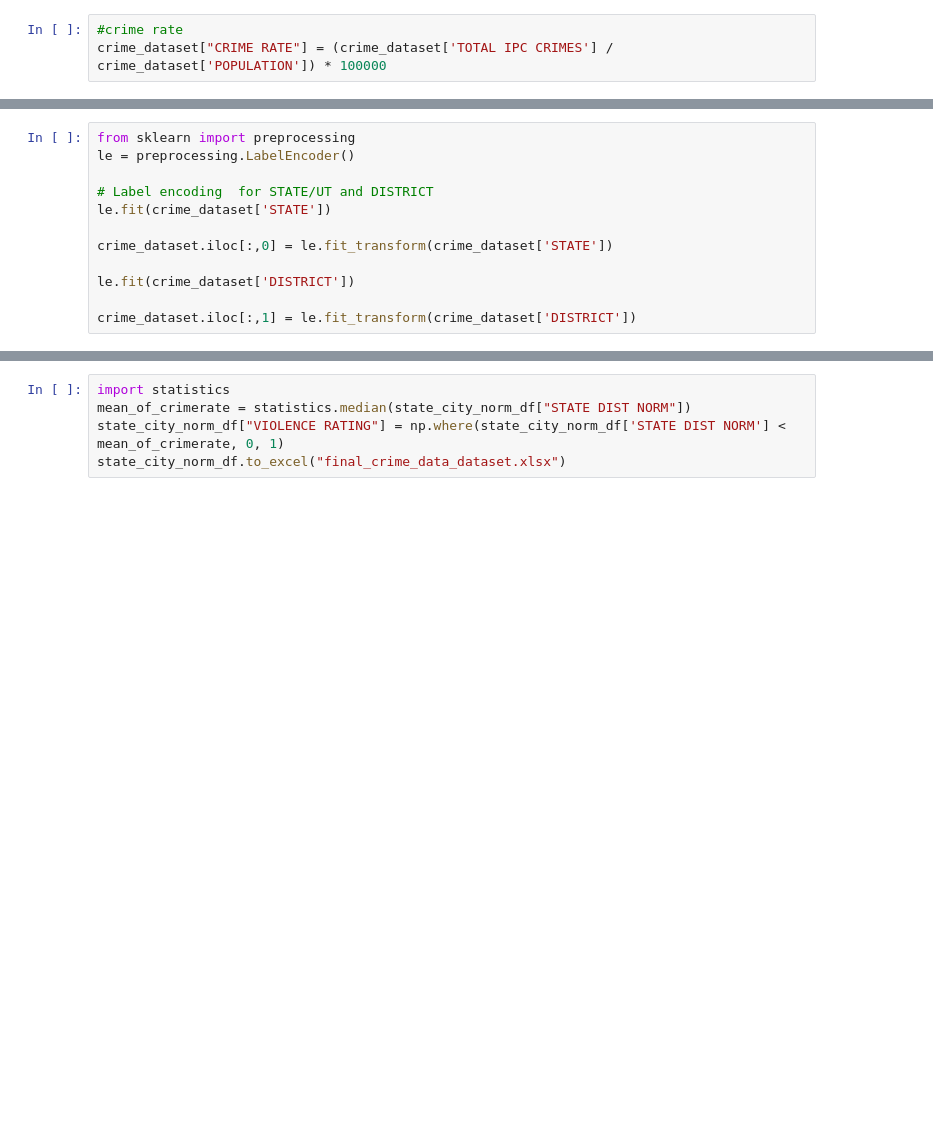
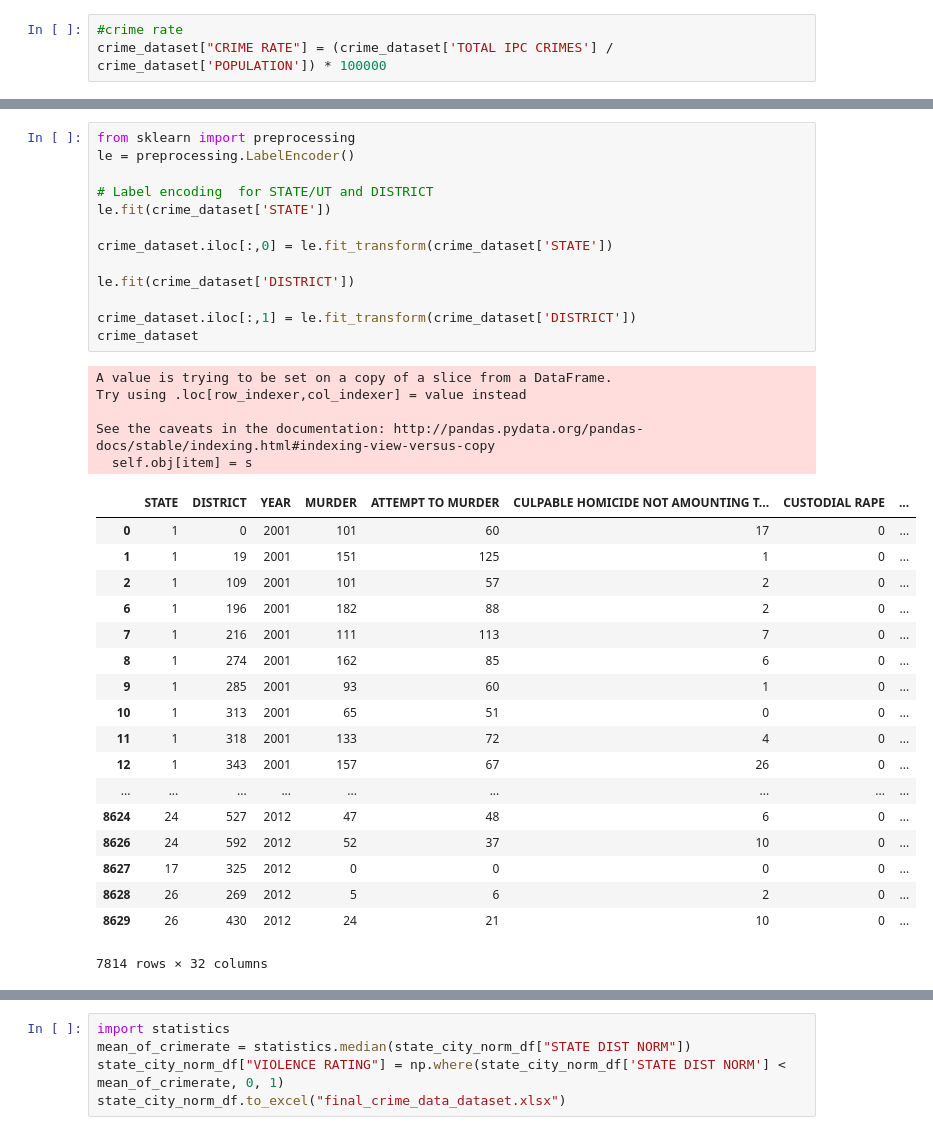
Before and after one commit to smarotka/Disruptive-Event-Predictor, a Jupyter notebook: crime_dataset_prep.ipynb, the cells around one changed output, grey strips where cells are left out. Saved outputs shown, nothing was run; the diff lists cells and outputs as text; blank space fills up the shorter version.

```diff
--- a/crime_dataset_prep.ipynb
+++ b/crime_dataset_prep.ipynb
@@ -222,15 +201,40 @@ for (m,v) in groupby_state_dist_year:
 # %%
 from sklearn import preprocessing
 le = preprocessing.LabelEncoder()
 
 # Label encoding  for STATE/UT and DISTRICT
 le.fit(crime_dataset['STATE'])
 
 crime_dataset.iloc[:,0] = le.fit_transform(crime_dataset['STATE'])
 
 le.fit(crime_dataset['DISTRICT'])
 
 crime_dataset.iloc[:,1] = le.fit_transform(crime_dataset['DISTRICT'])
+crime_dataset
+# %% [output]
+A value is trying to be set on a copy of a slice from a DataFrame.
+Try using .loc[row_indexer,col_indexer] = value instead
+
+See the caveats in the documentation: http://pandas.pydata.org/pandas-docs/stable/indexing.html#indexing-view-versus-copy
+  self.obj[item] = s
+|  | STATE | DISTRICT | YEAR | MURDER | ATTEMPT TO MURDER | CULPABLE HOMICIDE NOT AMOUNTING T... | CUSTODIAL RAPE | ... |
+| 0 | 1 | 0 | 2001 | 101 | 60 | 17 | 0 | ... |
+| 1 | 1 | 19 | 2001 | 151 | 125 | 1 | 0 | ... |
+| 2 | 1 | 109 | 2001 | 101 | 57 | 2 | 0 | ... |
+| 6 | 1 | 196 | 2001 | 182 | 88 | 2 | 0 | ... |
+| 7 | 1 | 216 | 2001 | 111 | 113 | 7 | 0 | ... |
+| 8 | 1 | 274 | 2001 | 162 | 85 | 6 | 0 | ... |
+| 9 | 1 | 285 | 2001 | 93 | 60 | 1 | 0 | ... |
+| 10 | 1 | 313 | 2001 | 65 | 51 | 0 | 0 | ... |
+| 11 | 1 | 318 | 2001 | 133 | 72 | 4 | 0 | ... |
+| 12 | 1 | 343 | 2001 | 157 | 67 | 26 | 0 | ... |
+| ... | ... | ... | ... | ... | ... | ... | ... | ... |
+| 8624 | 24 | 527 | 2012 | 47 | 48 | 6 | 0 | ... |
+| 8626 | 24 | 592 | 2012 | 52 | 37 | 10 | 0 | ... |
+| 8627 | 17 | 325 | 2012 | 0 | 0 | 0 | 0 | ... |
+| 8628 | 26 | 269 | 2012 | 5 | 6 | 2 | 0 | ... |
+| 8629 | 26 | 430 | 2012 | 24 | 21 | 10 | 0 | ... |
+7814 rows × 32 columns
 # %%
 from sklearn.preprocessing import StandardScaler, MinMaxScaler
 scalar = MinMaxScaler()
```
Also changed, not shown: parts of 10 cells of this notebook, 5 other files.
